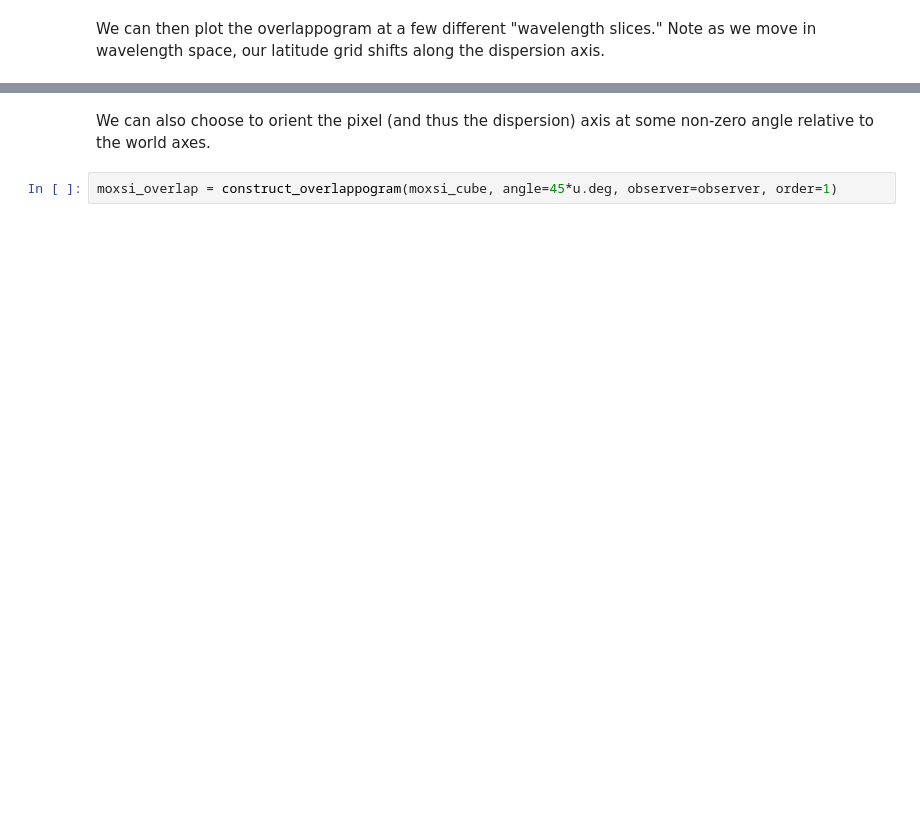
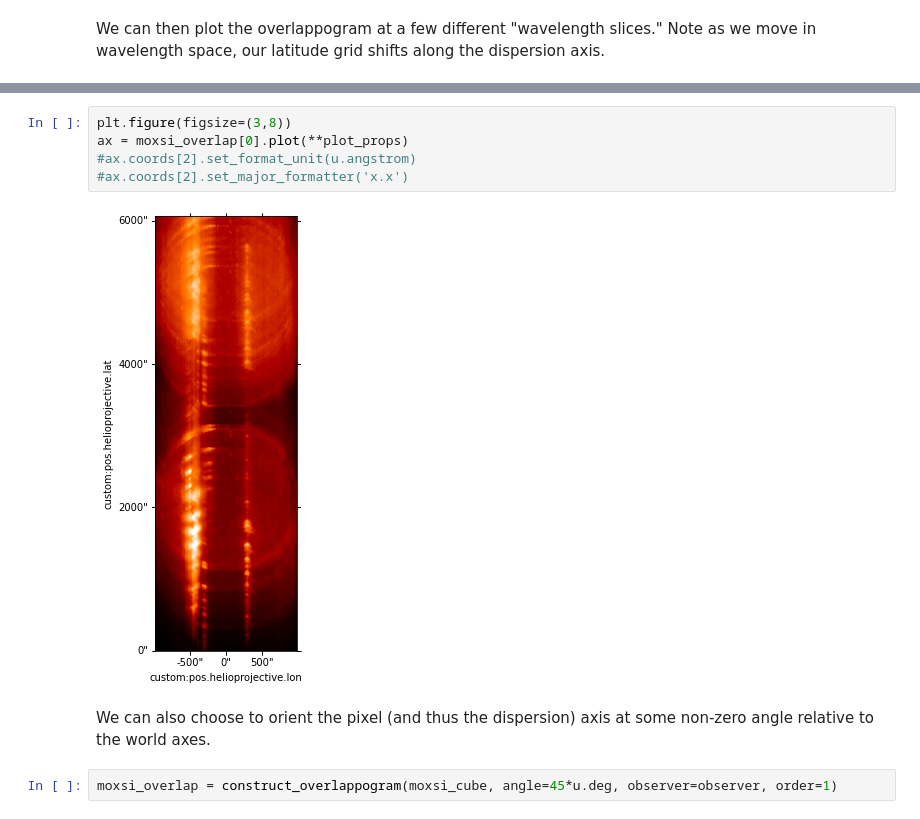
Before and after one commit to wtbarnes/moxsi-science-planning, a Jupyter notebook: notebooks/overlappogram-wcs-demo.ipynb, the cells around one changed output, grey strips where cells are left out. Saved outputs shown, nothing was run; the diff lists cells and outputs as text; blank space fills up the shorter version.

```diff
--- a/notebooks/overlappogram-wcs-demo.ipynb
+++ b/notebooks/overlappogram-wcs-demo.ipynb
@@ -94,3 +85,10 @@ for i,iw in enumerate(wvl_indices):
+# %%
+plt.figure(figsize=(3,8))
+ax = moxsi_overlap[0].plot(**plot_props)
+#ax.coords[2].set_format_unit(u.angstrom)
+#ax.coords[2].set_major_formatter('x.x')
+# %% [output]
+[figure, added]
 # %% [markdown]
 We can also choose to orient the pixel (and thus the dispersion) axis at some non-zero angle relative to the world axes.
 # %%
```
Also changed, not shown: parts of 17 cells of this notebook.
